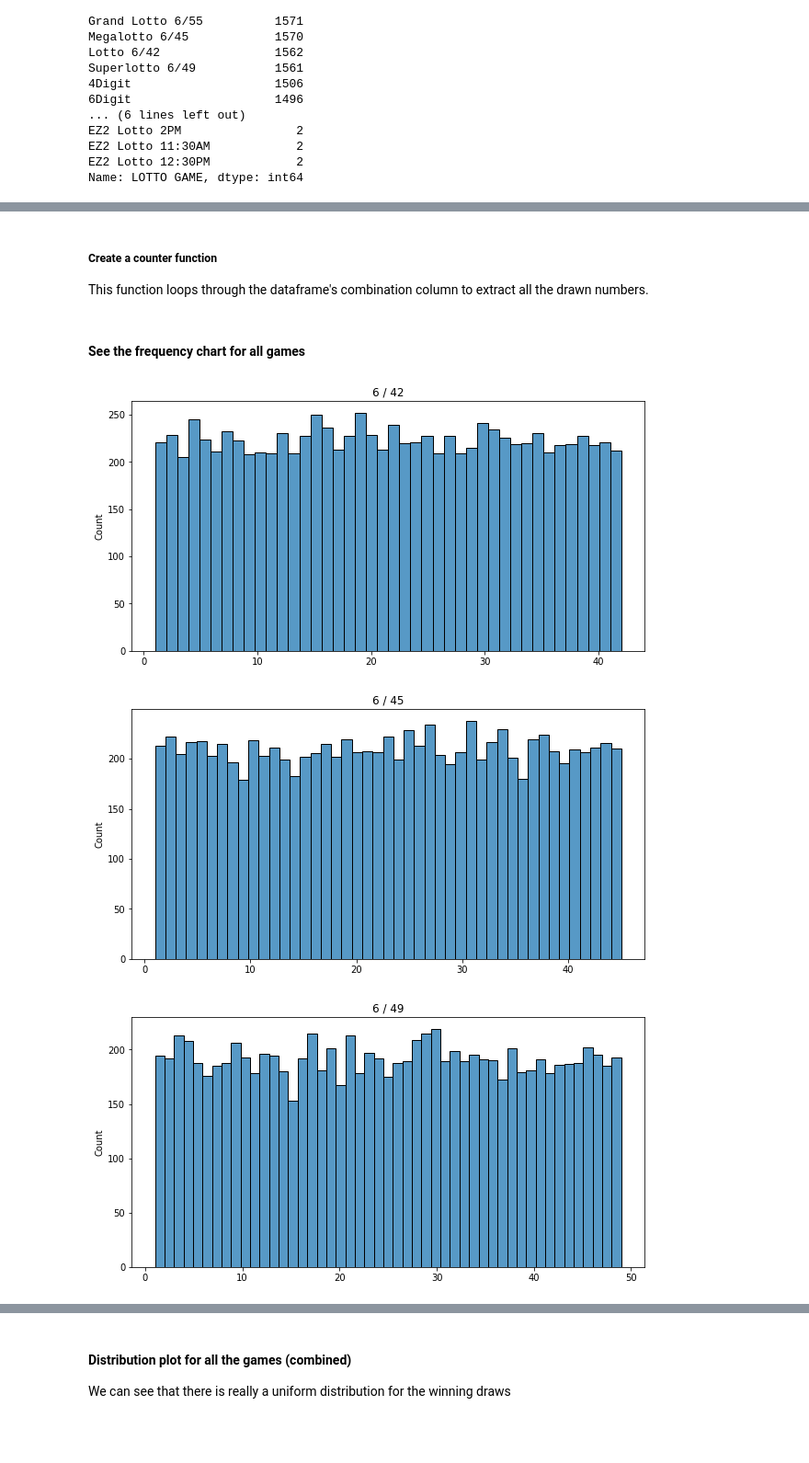
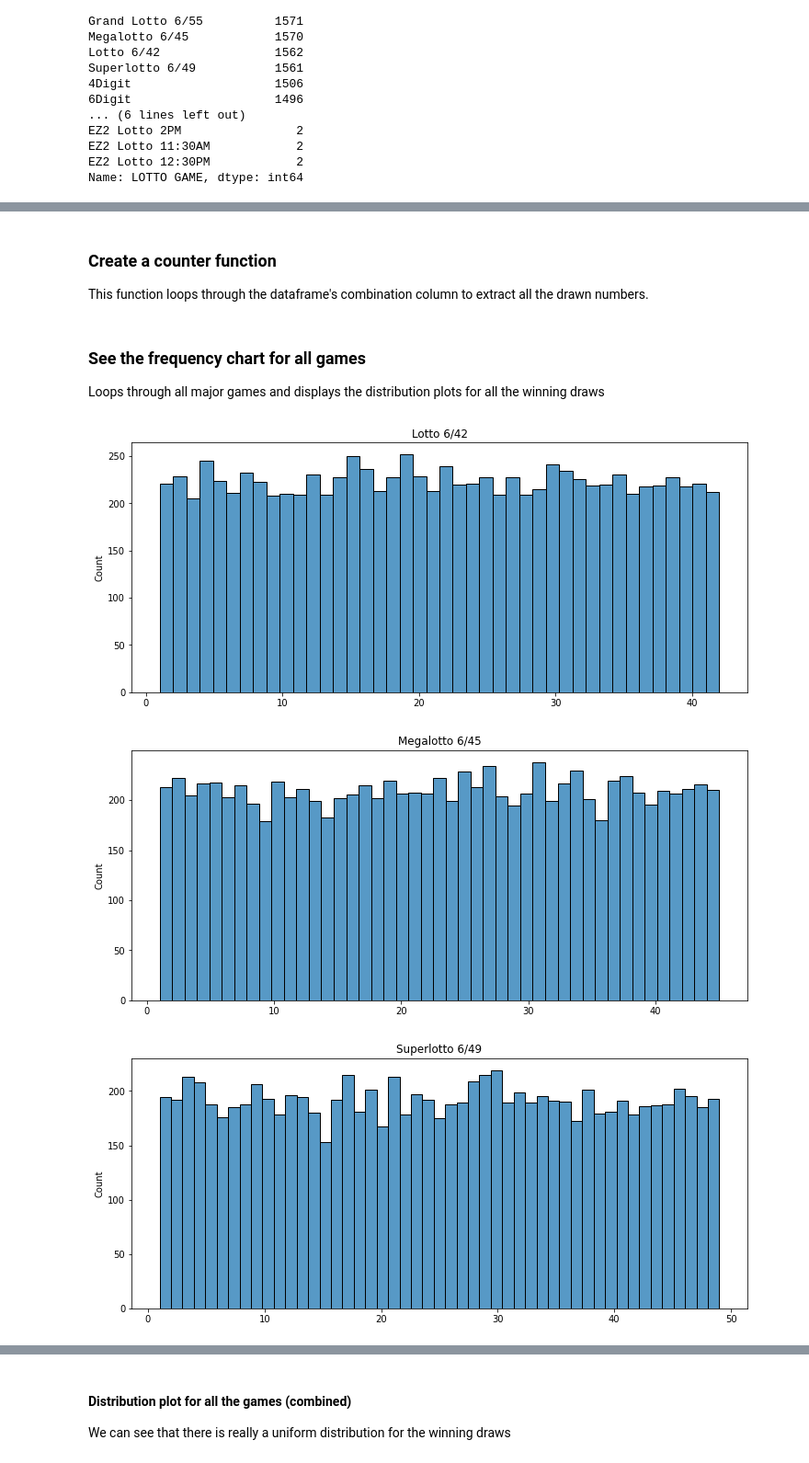
Before and after one commit to parkrain21/PCSO_lotto_analysis, a Jupyter notebook: lotto.ipynb, the cells around one changed output, grey strips where cells are left out. Shown at 92% size. Saved outputs shown, nothing was run; the diff lists cells and outputs as text; code cells hidden in the pictures; blank space fills up the shorter version.

Commit message:
Updated markdown cells and visualization loop

```diff
--- a/lotto.ipynb
+++ b/lotto.ipynb
@@ -64,7 +64,7 @@ ultra_lotto = games_df.loc[games_df['LOTTO GAME'] == 'Ultra Lotto 6/58']
 
 all_games = [lotto, mega_lotto, super_lotto, grand_lotto, ultra_lotto]
 # %% [markdown]
-##### Create a counter function
+### Create a counter function
 
 This function loops through the dataframe's combination column to extract all the drawn numbers.
 # %%
@@ -77,15 +77,17 @@ def draw_count(dataframe: pd.DataFrame):
     # returns a list of all numbers drawn based on the dataset.
     return nums
 # %% [markdown]
-#### See the frequency chart for all games
+### See the frequency chart for all games
+
+Loops through all major games and displays the distribution plots for all the winning draws
 # %%
-for game in all_games:
+for name, game in zip(games_list, all_games):
     n = draw_count(game)
-    plt.figure(figsize=(10,5))
-    plt.title(f"6 / {max(n)}")
+    plt.figure(figsize=(12,5))
+    plt.title(f"{name}")
     sns.histplot(n, bins=max(n))
     plt.show()
 # %% [output]
-[figure, old version]
+[figure, new version]
-[figure, old version]
+[figure, new version]
-[figure, old version]
+[figure, new version]
```
Also changed, not shown: parts of 6 cells of this notebook.
